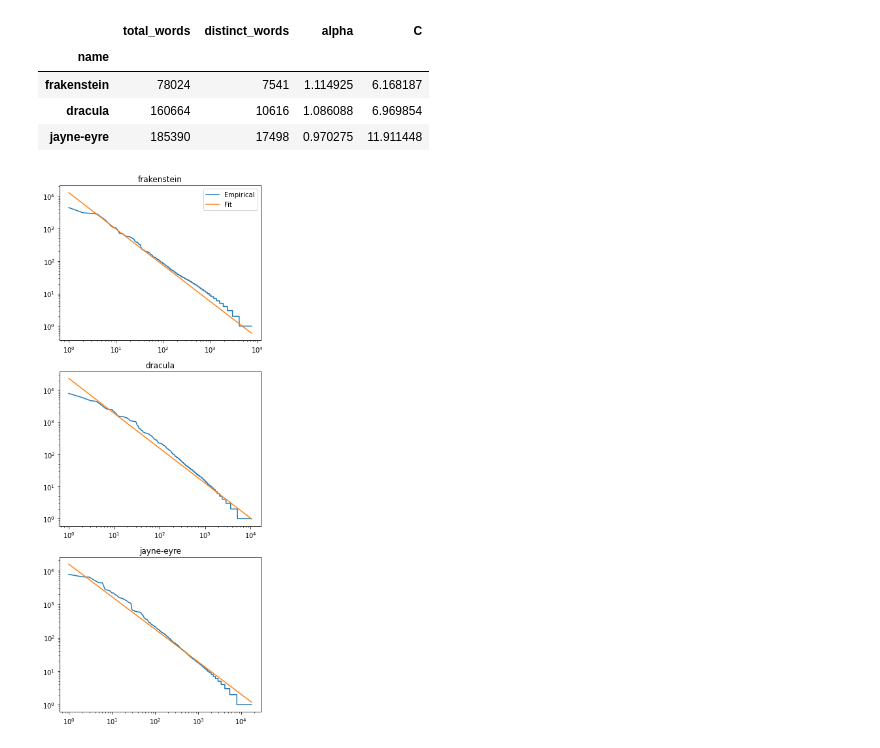
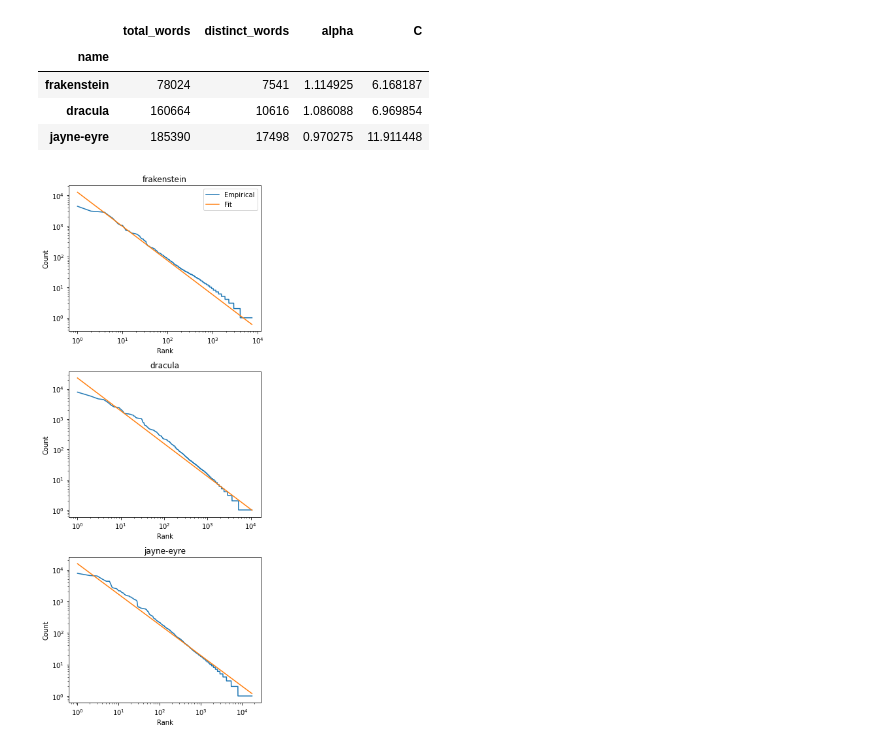
Before and after one commit to dataewan/good-research-using-conda, a Jupyter notebook: notebooks/results.ipynb, the cells around one changed output. Drawn from its saved outputs; the diff is of its cells as text; code cells hidden in the pictures.

```diff
--- a/notebooks/results.ipynb
+++ b/notebooks/results.ipynb
@@ -20,22 +20,25 @@ df
 # %%
 most_common = {}
 
 fig, ax = plt.subplots(len(df), figsize=(5, 4*len(df)))
 
 for idx, (book, row) in enumerate(df.iterrows()):
     ax_ = ax[idx]
     df_c = pd.read_csv(raw_path / f"{book}.csv")
 
     rank = np.arange(df_c.shape[0]) + 1
     ax_.loglog(rank, df_c.freq, label="Empirical")
     ax_.loglog(rank, df_c.freq.sum() / row.C * rank ** (-row.alpha), label="Fit")
 
     ax_.set_title(book)
-    ax_.set
+    ax_.set_xlabel("Rank")
+    ax_.set_ylabel("Count")
 
     if idx == 0:
         ax_.legend()
 
+    most_common[book] = df_c.word[:10].values
+
 fig.tight_layout()
 # %% [output]
-[figure, old version]
+[figure, new version]
```
Also changed, not shown: parts of 1 cell of this notebook, 1 other file.
